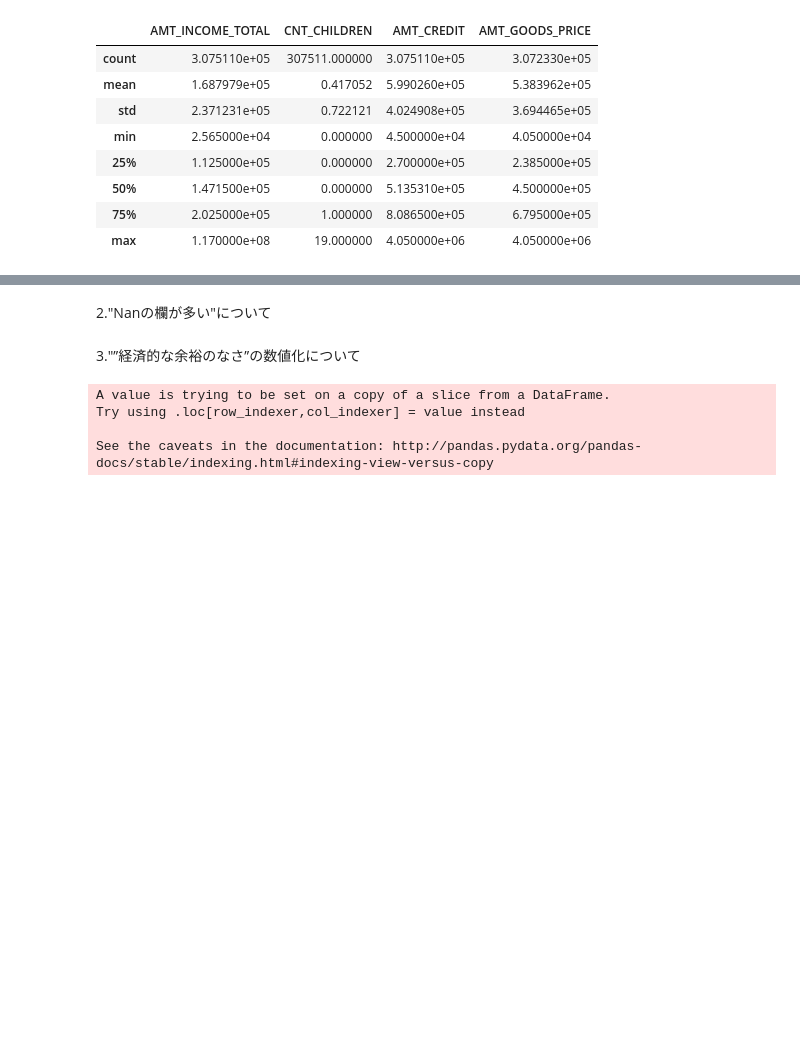
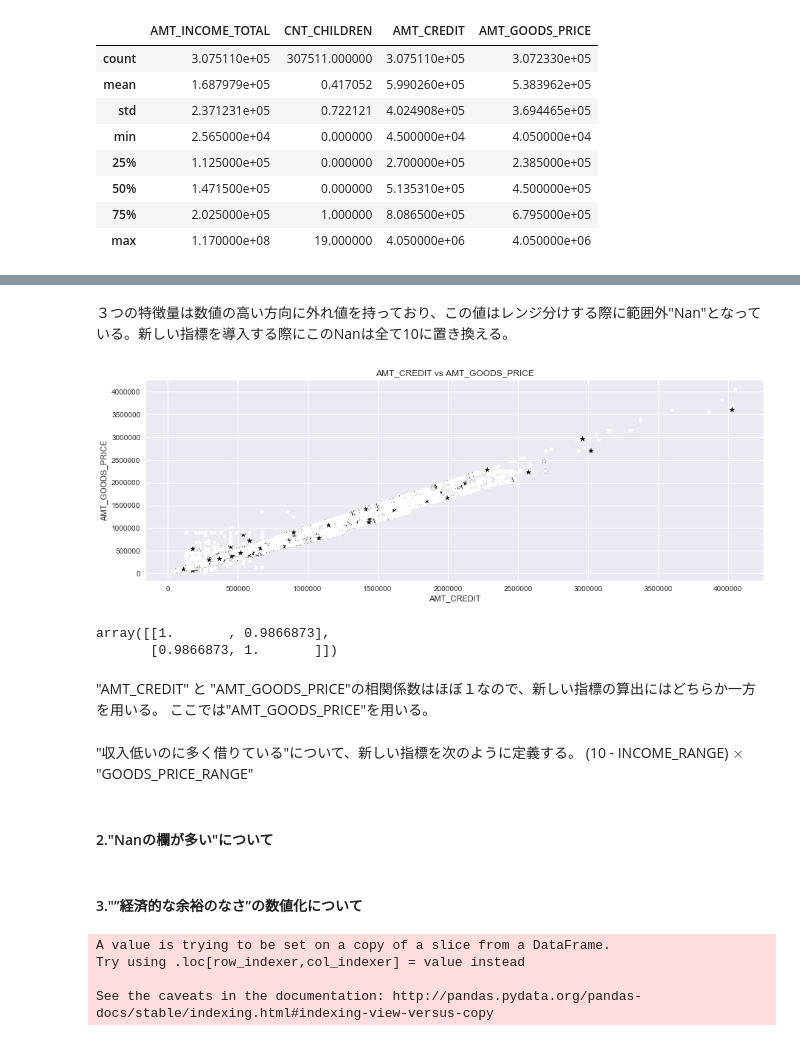
Before and after one commit to ns5849/diveintocode-ml, a Jupyter notebook: week4/week4-session1.ipynb, the cells around one changed output, grey strips where cells are left out. Saved outputs shown, nothing was run; the diff lists cells and outputs as text; code cells hidden in the pictures; blank space fills up the shorter version.

```diff
--- a/week4/week4-session1.ipynb
+++ b/week4/week4-session1.ipynb
@@ -248,4 +383,29 @@ pd_data.describe()
+# %% [markdown]
+３つの特徴量は数値の高い方向に外れ値を持っており、この値はレンジ分けする際に範囲外"Nan"となっている。新しい指標を導入する際にこのNanは全て10に置き換える。
+# %%
+plt.figure(figsize=(15,5))
+plt.title('AMT_CREDIT vs AMT_GOODS_PRICE')
+plt.xlabel('AMT_CREDIT')
+plt.ylabel('AMT_GOODS_PRICE')
+plt.scatter(pd_data["AMT_CREDIT"], pd_data["AMT_GOODS_PRICE"], s=50, c=pd_data["TARGET"], marker='*')
+plt.show()
+# %% [output]
+[figure, added]
+# %%
+x = pd_data["AMT_CREDIT"]
+y = pd_data["AMT_GOODS_PRICE"]
+x = x.replace(np.nan, -1)
+y = y.replace(np.nan, -1)
+np.corrcoef(x, y)
+# %% [output]
+array([[1.       , 0.9866873],
+       [0.9866873, 1.       ]])
+# %% [markdown]
+"AMT_CREDIT" と "AMT_GOODS_PRICE"の相関係数はほぼ１なので、新しい指標の算出にはどちらか一方を用いる。
+ここでは"AMT_GOODS_PRICE"を用いる。
+# %% [markdown]
+"収入低いのに多く借りている"について、新しい指標を次のように定義する。  (10 - INCOME_RANGE) $\times$ "GOODS_PRICE_RANGE"
 # %% [markdown]
-2."Nanの欄が多い"について
+#### 2."Nanの欄が多い"について
 # %% [markdown]
-3."”経済的な余裕のなさ”の数値化について
+#### 3."”経済的な余裕のなさ”の数値化について
```
Also changed, not shown: parts of 7 cells of this notebook.
